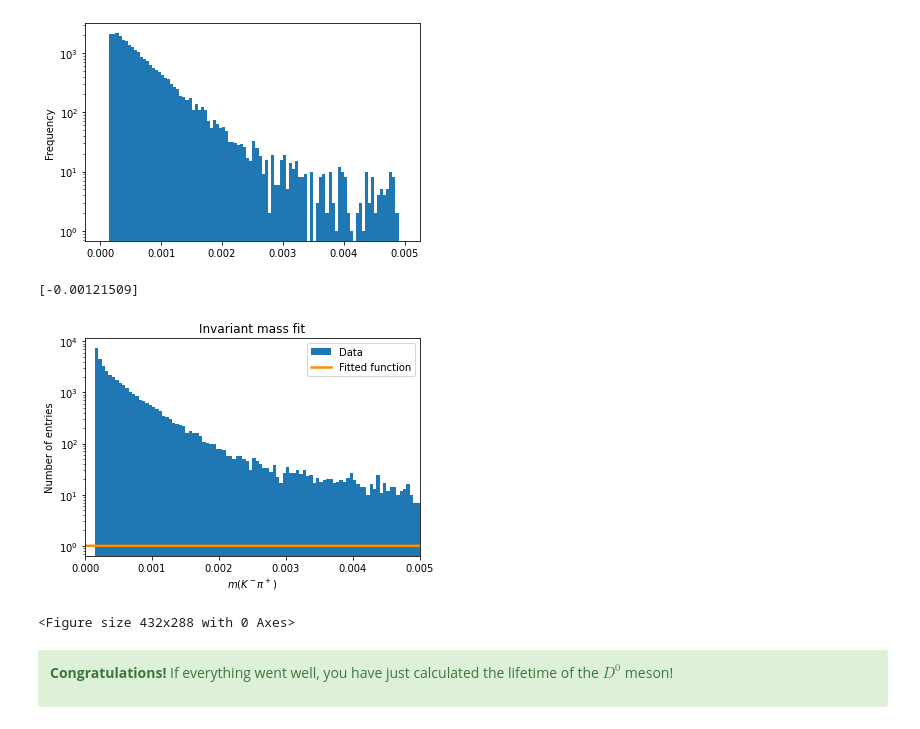
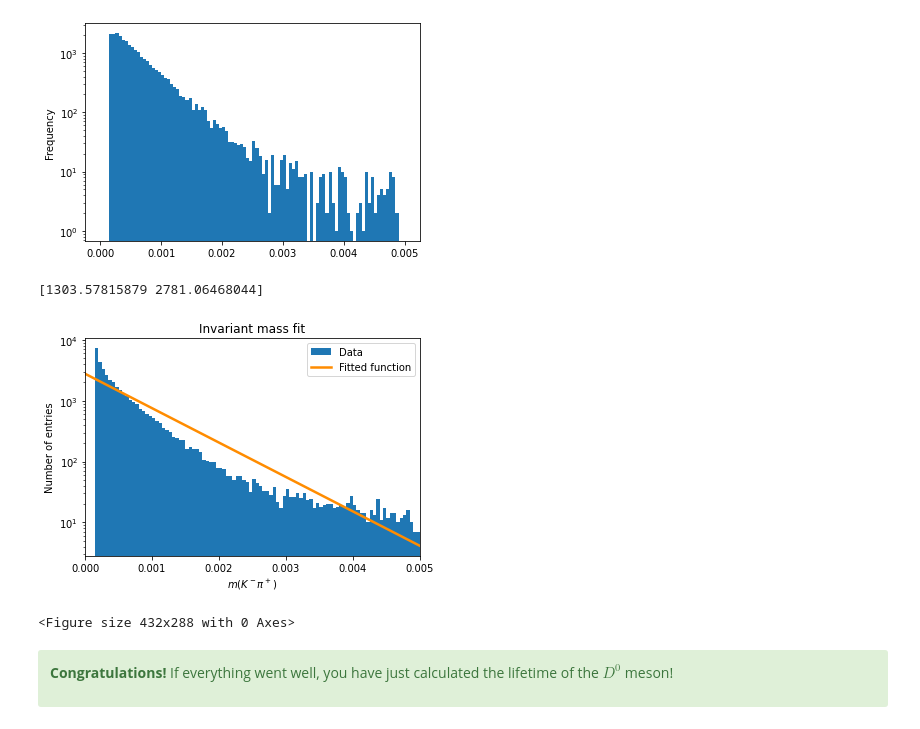
Before and after one commit to abrantesfg/LHCb_tutorials, a Jupyter notebook: Book7-D0Lifetime.ipynb, the cells around one changed output. Drawn from its saved outputs; the diff is of its cells as text; code cells hidden in the pictures.

```diff
--- a/Book7-D0Lifetime.ipynb
+++ b/Book7-D0Lifetime.ipynb
@@ -309,6 +309,7 @@ import matplotlib.pyplot as plt
 from scipy.optimize import curve_fit
 
 # 2.) Define fit function: Gaussian + exponential
+# ***2.) Define fit function: Gaussian + straight line***
 def fit_function(x, A, B, C, mu, sigma):
     return (A*x + B + C * np.exp(-1.0 * (x - mu)**2 / (2 * sigma**2)))
 
@@ -317,14 +318,17 @@ bins = np.linspace(1810, 1910, 100)
 binscenters = np.array([0.5 * (bins[i] + bins[i+1]) for i in range(len(bins)-1)])
 
 # 4.) Save the number of events per bin, and the bin values to arrays:
+# ***y = hist_mD0.counts()***
+# ***x = hist_mD0.values()***
+# count and value are basically aliases
+x = hist_mD0.axes.centers[0]
 y = hist_mD0.counts()
-x = hist_mD0.values()
 
 # 5.) Fit the function to the histogram data.
 
 # To perform a fit we first need to set initial values for the parameters in our function, usually we guess
 # the initial values for our parameters and we let the fit find the optimal values for each one
-INITIAL_GUESS = #COMPLETE HERE. Remember that we have 5 parameters to set, so we need something like [A, B, C, mu, sigma]
+INITIAL_GUESS = [0, 300, 1000, 1865, 5] # Remember that we have 5 parameters to set, so we need something like [A, B, C, mu, sigma]
 
 popt, pcov = curve_fit(fit_function, xdata=x, ydata=y, p0=INITIAL_GUESS)
 print(popt)
@@ -528,3 +535,3 @@ lifetime.
 # %%
-def exponential_function(slope,x):
-    return np.exp(-slope*x)
+def exponential_function(x, slope, A):
+    return A*np.exp(-slope*x)
@@ -596,38 +599,34 @@ plt.yscale('log')
 # %% [output]
 [figure]
 # %%
-# 3.) Define bins and bin centers
-bins = np.linspace(0,0.005, 100)
-binscenters = np.array([0.5 * (bins[i] + bins[i+1]) for i in range(len(bins)-1)])
+# Save the number of events per bin, and the bin values to arrays:
+x = hist_tau_sig.axes.centers[0]
+y = hist_tau_sig.counts()
 
-# 4.) Save the number of events per bin, and the bin values to arrays:
-y = hist_tau_sig.counts()
-x = hist_tau_sig.values()
-
-# 5.) Fit the function to the histogram data.
-INITIAL_GUESS = # COMPLETE HERE [slope]
+# Fit the function to the histogram data.
+INITIAL_GUESS = [700, 10000]
 popt, pcov = curve_fit(exponential_function, xdata=x, ydata=y, p0=INITIAL_GUESS)
 print(popt)
 error = np.sqrt(np.diag(pcov))
 
-# 6.) Generate enough x values to make the curves look smooth.
+# Generate enough x values to make the curves look smooth.
 xspace = np.linspace(0,0.005, 100000)
 
-# 7.) Plot the histogram and the fitted function.
+# Plot the histogram and the fitted function.
 hist_tau_sig.plot(histtype = "fill",label=r'Data')
 plt.plot(xspace, exponential_function(xspace, *popt), color='darkorange', linewidth=2.5, label=r'Fitted function')
 
 plt.xlim(0,0.005)
 plt.xlabel(r'$m(K^- \pi^+)$')
 plt.ylabel(r'Number of entries')
 plt.title(r'Invariant mass fit')
 plt.legend(loc='best')
 plt.yscale('log')
 plt.show()
 plt.clf()
 # %% [output]
-[-0.00121509]
+[1303.57815879 2781.06468044]
-[figure, old version]
+[figure, new version]
 <Figure size 432x288 with 0 Axes>
 # %% [markdown]
 <div class="alert alert-success">
```
Also changed, not shown: parts of 19 cells of this notebook, 3 other files.
